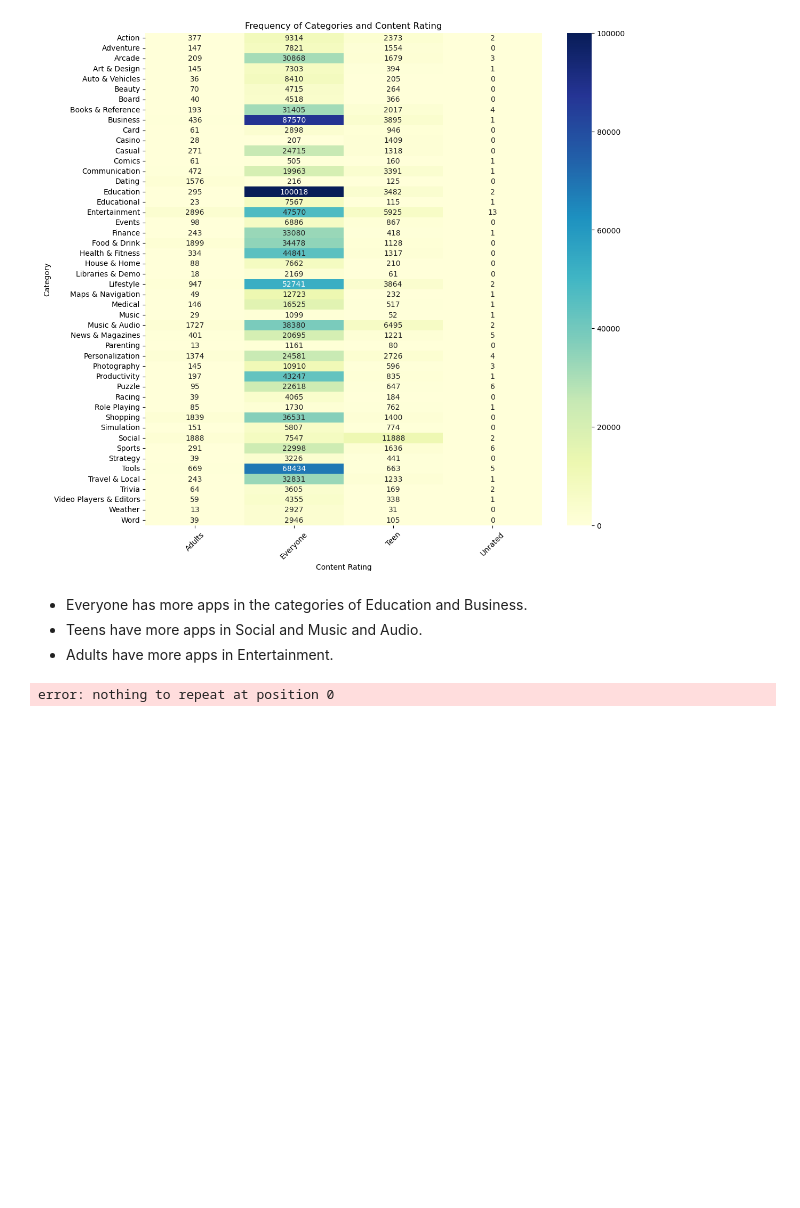
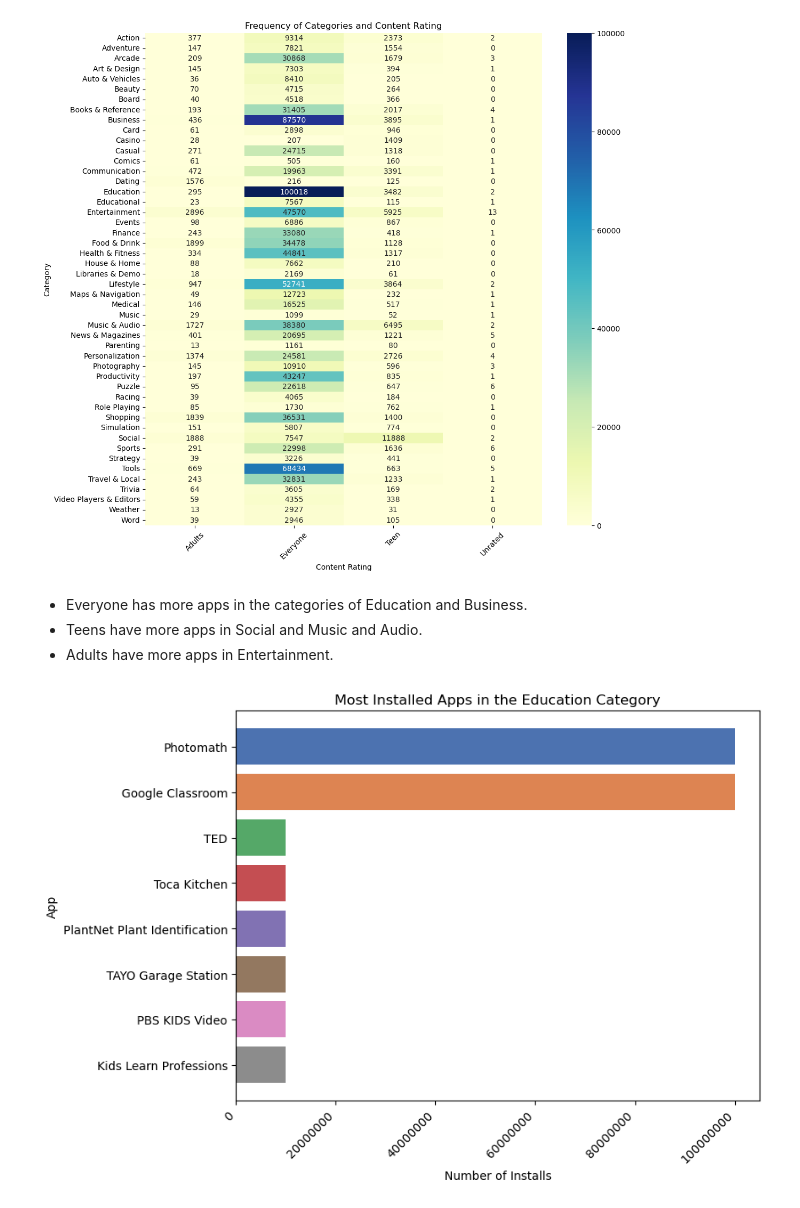
Before and after one commit to maria-clavijo/project_playstore_apps, a Jupyter notebook: notebooks/EDA.ipynb, the cells around one changed output. Cells and saved outputs as stored; diff of their text form; code cells hidden in the pictures; blank space fills up the shorter version.

```diff
--- a/notebooks/ETL_EDA.ipynb
+++ b/notebooks/EDA.ipynb
@@ -111,35 +111,35 @@ plt.show()
 # %%
 import matplotlib.pyplot as plt
 import seaborn as sns
 
-# Remove "+" and "," characters from installation numbers
-df_modified = df_apps.assign(Installs=lambda x: x['Installs'].str.replace('+', '', regex=True).str.replace(',', '', regex=True))
+# Eliminar los caracteres "+" y "," de los números de instalación
+df_modified = df_apps.assign(Installs=lambda x: x['Installs'].str.replace('\+', '', regex=True).str.replace(',', '', regex=True))
 
 # Convert facility values to numeric type
 df_modified['Installs'] = pd.to_numeric(df_modified['Installs'], errors='coerce')
 
 # Filter apps from category "Education"
 df_educ = df_modified[df_modified['Category'] == 'Education']
 
 # Sort applications by number of installations in descending order
 educ_sorted = df_educ.sort_values(by='Installs', ascending=False)
 top_educ = educ_sorted.head(8)
 
 palette = sns.color_palette('deep', 8)
 
 # Create the bar chart
 plt.figure(figsize=(8, 6))
 bars = plt.barh(top_educ['App Name'], top_educ['Installs'], color=palette)
 
 plt.xlabel('Number of Installs')
 plt.ylabel('App')
 plt.title('Most Installed Apps in the Education Category')
 plt.gca().invert_yaxis()
 plt.xticks(rotation=45, ha='right')
 plt.gca().get_xaxis().get_major_formatter().set_scientific(False)
 plt.show()
 # %% [output]
-error: nothing to repeat at position 0
+[figure, added]
 # %%
 # Filter apps from category "Social"
 df_social = df_modified[df_modified['Category'] == 'Social']
```
Also changed, not shown: parts of 10 cells of this notebook, 1 other file.
